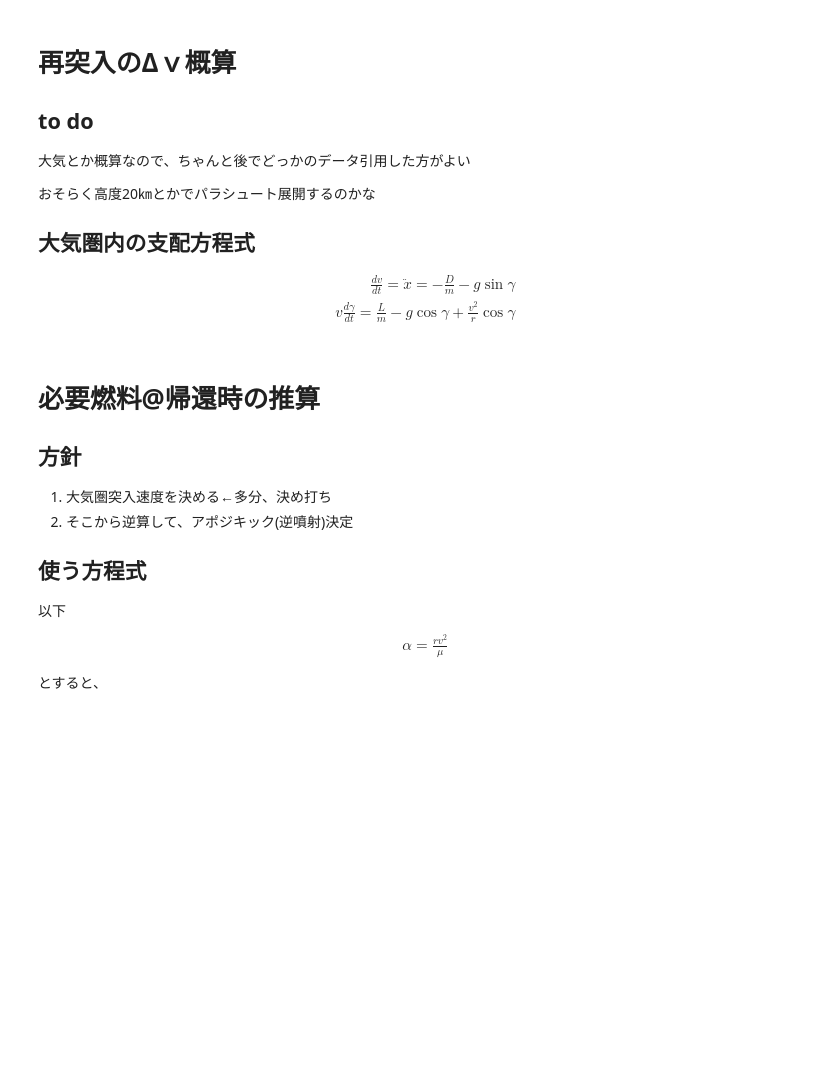
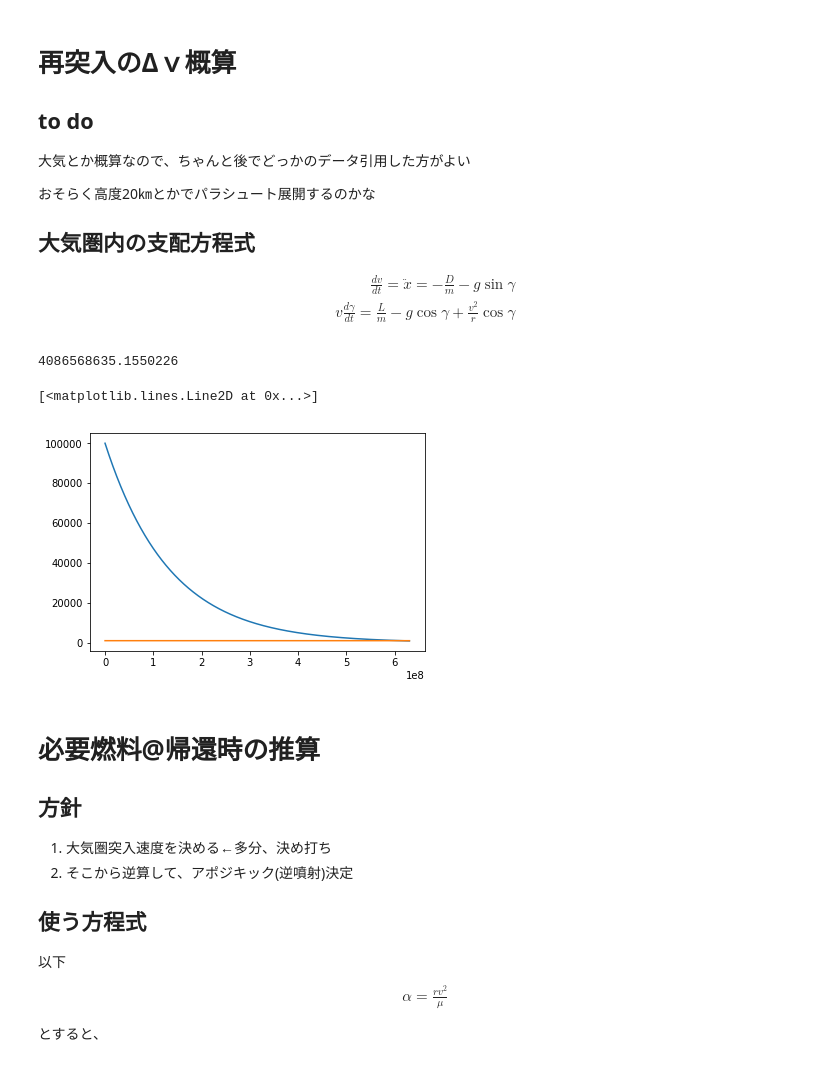
Before and after one commit to kminoda/seed_bank_in_space, a Jupyter notebook: src/delta_v_simu.ipynb, the cells around one changed output. Cells and saved outputs as stored; diff of their text form; code cells hidden in the pictures; blank space fills up the shorter version.

```diff
--- a/src/delta_v_simu.ipynb
+++ b/src/delta_v_simu.ipynb
@@ -230,6 +231,30 @@ class Dicision_Entry():
         pass
     def solve(self):
         pass
+# %%
+def get_P_after_t(P_0,t,A,V):
+    return P_0*np.exp(-(A/V)*t*180)
+def year_to_sec(year):
+    return 3600*24*365*year
+# %%
+z = 800
+P_f = np.exp(2.8132e-11*z**4 -1.12e-7*z**3+1.6955e-4*z**2-0.11889*z+14.567)
+P_i = 1e5
+V = 1.2e-4
+A = 5e-15
+T_i = 220
+t = 0.086*V/A*np.log(P_i/P_f)/np.sqrt(T_i)
+t
+# %% [output]
+4086568635.1550226
+# %%
+t_list = np.arange(0,year_to_sec(20),1e5)
+P_list = get_P_after_t(P_i,t_list,A,V)
+plt.plot(t_list,P_list)
+plt.plot(t_list,np.ones_like(t_list)*1000)
+# %% [output]
+[<matplotlib.lines.Line2D at 0x...>]
+[figure, added]
 # %% [markdown]
 # 必要燃料@帰還時の推算
 ## 方針
```
Also changed, not shown: parts of 1 cell of this notebook.
